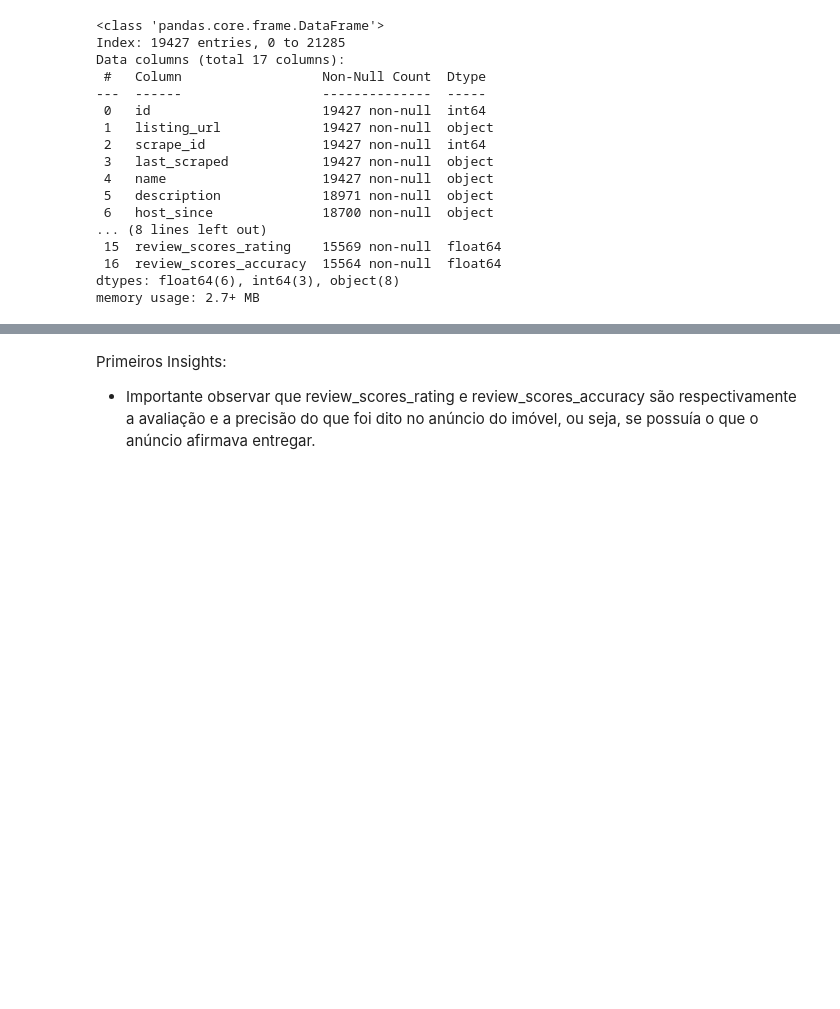
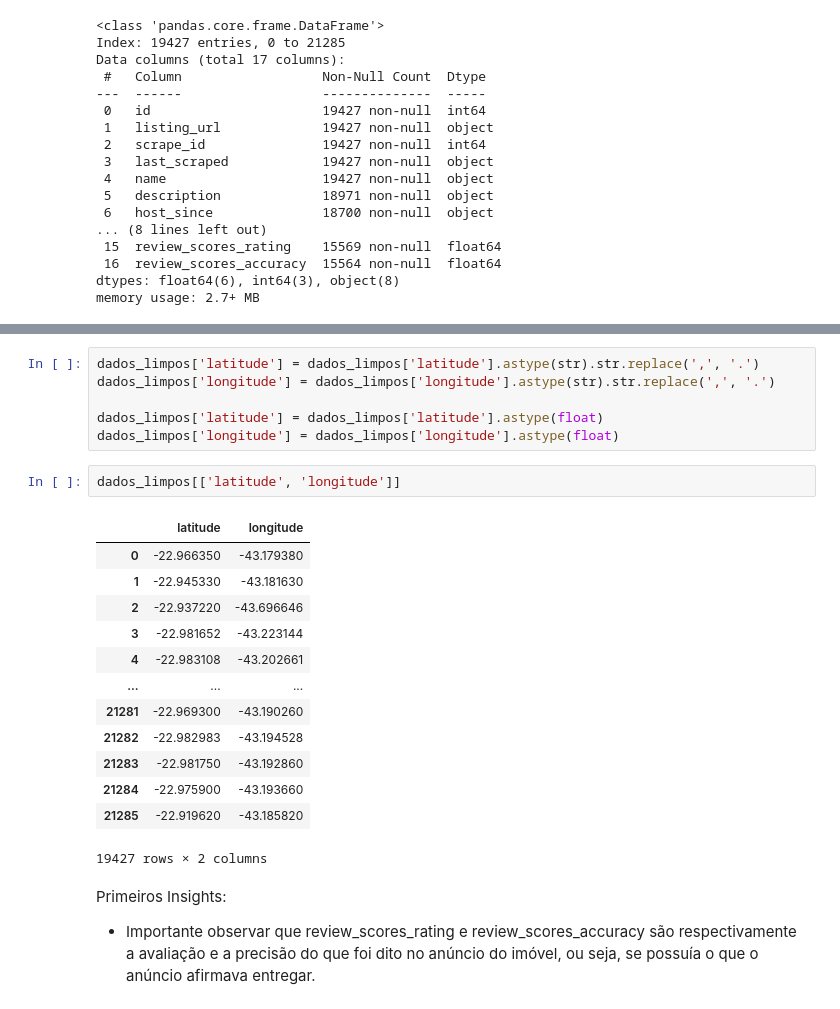
Before and after one commit to xcl-esc/Analise_Airbnb, a Jupyter notebook: Limpeza_e_manipulacao.ipynb, the cells around one changed output, grey strips where cells are left out. Drawn from its saved outputs; the diff is of its cells as text; blank space fills up the shorter version.

```diff
--- a/Limpeza_e_manipulacao.ipynb
+++ b/Limpeza_e_manipulacao.ipynb
@@ -217,3 +234,25 @@ array([ 507.,  215.,   90., ...,  849., 9947., 2697.])
+# %%
+dados_limpos['latitude'] = dados_limpos['latitude'].astype(str).str.replace(',', '.')
+dados_limpos['longitude'] = dados_limpos['longitude'].astype(str).str.replace(',', '.')
+
+dados_limpos['latitude'] = dados_limpos['latitude'].astype(float)
+dados_limpos['longitude'] = dados_limpos['longitude'].astype(float)
+# %%
+dados_limpos[['latitude', 'longitude']]
+# %% [output]
+|  | latitude | longitude |
+| 0 | -22.966350 | -43.179380 |
+| 1 | -22.945330 | -43.181630 |
+| 2 | -22.937220 | -43.696646 |
+| 3 | -22.981652 | -43.223144 |
+| 4 | -22.983108 | -43.202661 |
+| ... | ... | ... |
+| 21281 | -22.969300 | -43.190260 |
+| 21282 | -22.982983 | -43.194528 |
+| 21283 | -22.981750 | -43.192860 |
+| 21284 | -22.975900 | -43.193660 |
+| 21285 | -22.919620 | -43.185820 |
+19427 rows × 2 columns
 # %% [markdown]
 Primeiros Insights:
   - Importante observar que review_scores_rating e review_scores_accuracy são respectivamente a avaliação e a precisão do que foi dito no anúncio do imóvel, ou seja, se possuía o que o anúncio afirmava entregar.
```
Also changed, not shown: parts of 9 cells of this notebook.
